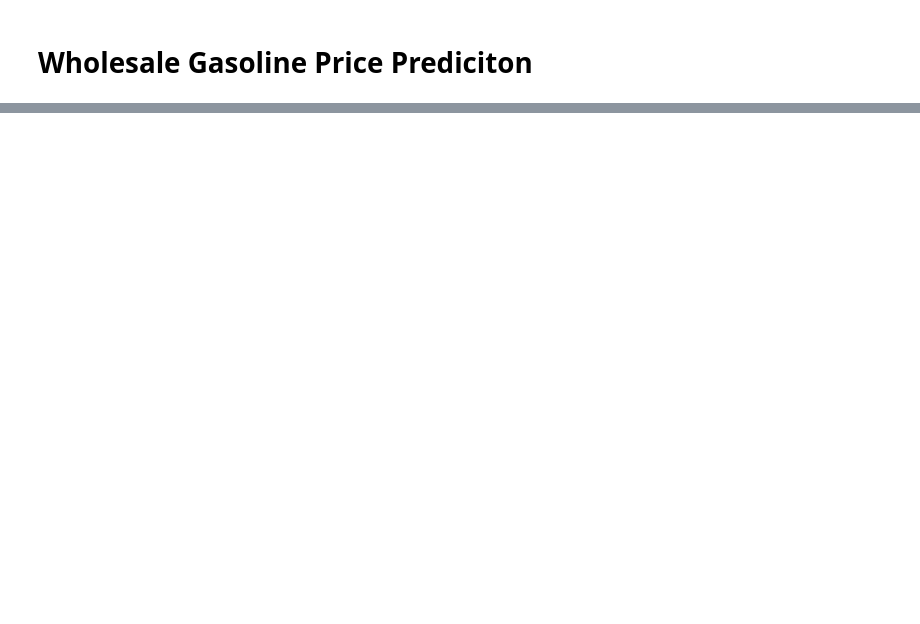
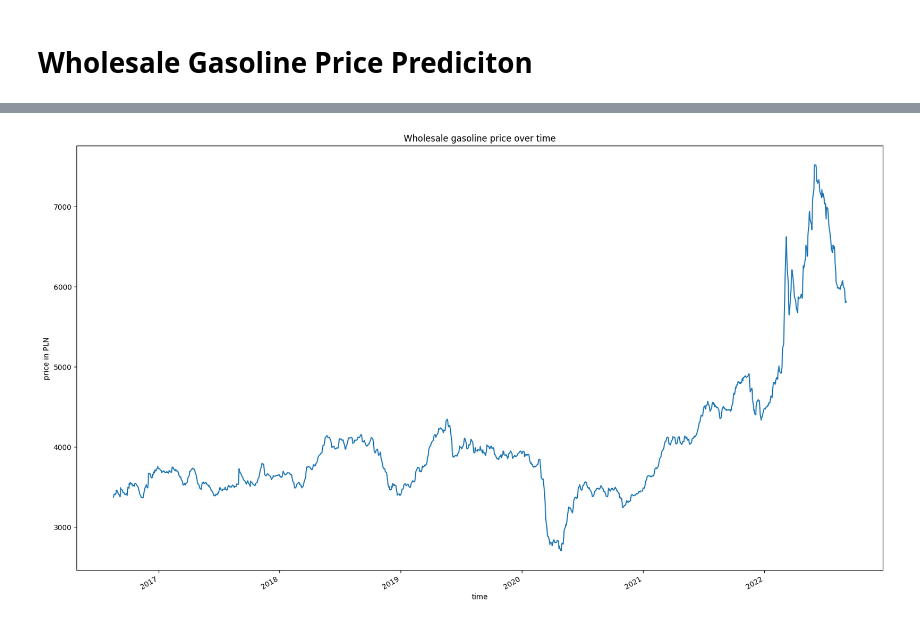
Before and after one commit to kapiblue/wholesale-gasoline-price-prediction, a Jupyter notebook: prediction.ipynb, the cells around one changed output, grey strips where cells are left out. Cells and saved outputs as stored; diff of their text form; code cells hidden in the pictures; blank space fills up the shorter version.

Commit message:
Add plot

```diff
--- a/prediction.ipynb
+++ b/prediction.ipynb
@@ -51,0 +44,3 @@ df.describe()
+# %%
+working = df.loc[3000:]
+working.info()
@@ -51,0 +61,16 @@ df.describe()
+# %%
+plt.plot(working["Date"], working["Price"])
+plt.rcParams['figure.figsize'] = [20, 12]
+plt.title("Wholesale gasoline price over time")
+
+
+locator = mdate.YearLocator()
+plt.gca().xaxis.set_major_locator(locator)
+
+plt.gcf().autofmt_xdate()
+
+plt.xlabel("time")
+plt.ylabel("price in PLN")
+plt.show()
+# %% [output]
+[figure, added]
```
Also changed, not shown: parts of 7 cells of this notebook, 2 other files.
